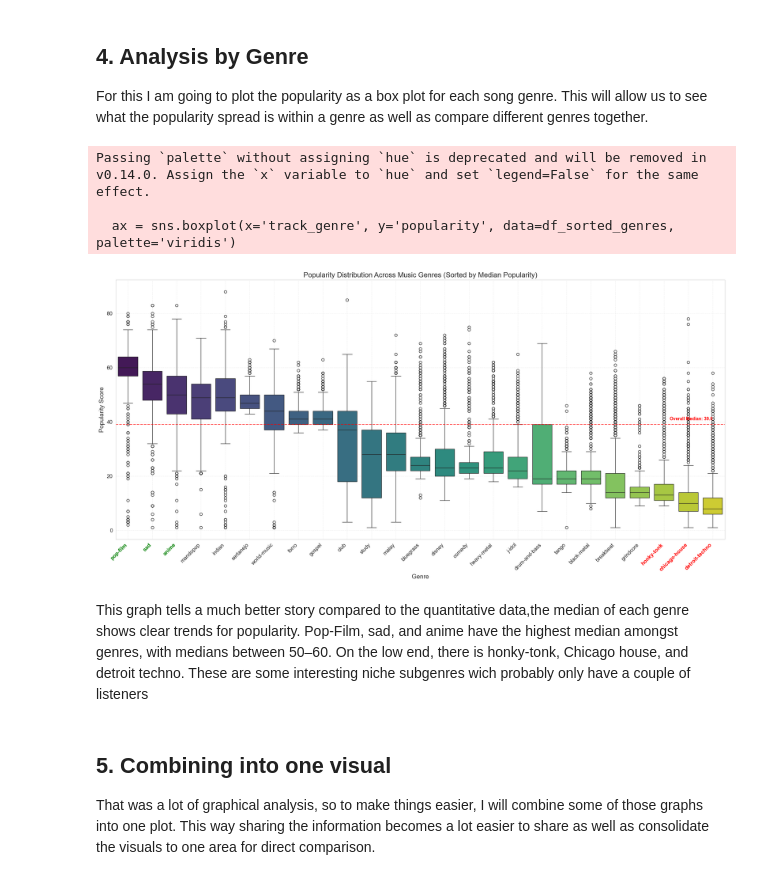
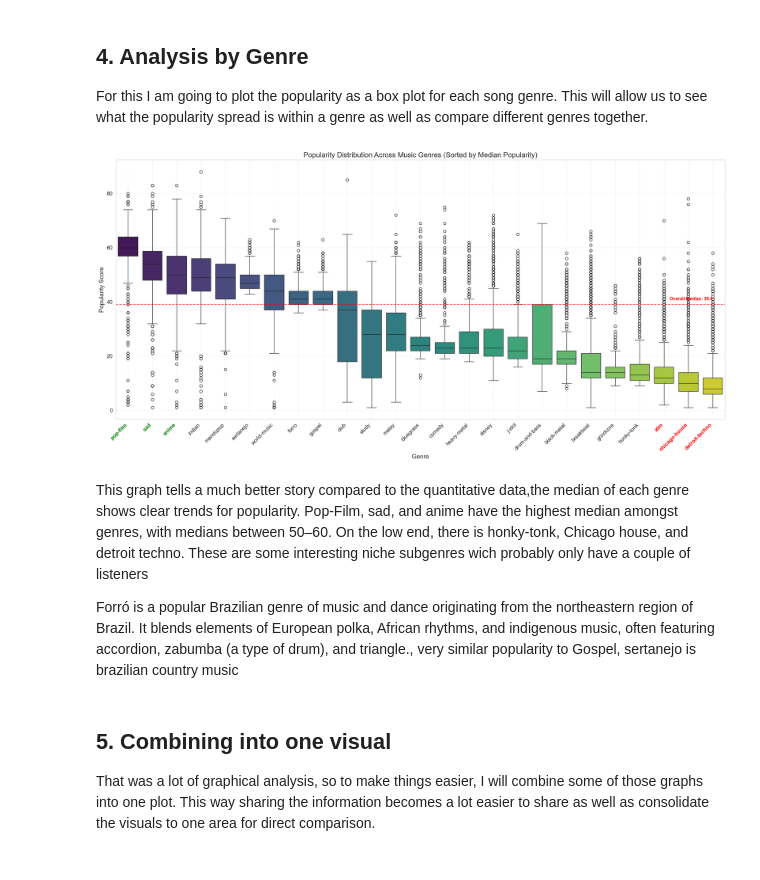
Before and after one commit to Coopsims/graduate-Classes, a Jupyter notebook: Spring 2025/Data Vis/Project 1/music_data_analysis.ipynb, the cells around one changed output. Cells and saved outputs as stored; diff of their text form; code cells hidden in the pictures.

```diff
--- a/Spring 2025/Data Vis/Project 1/music_data_analysis.ipynb
+++ b/Spring 2025/Data Vis/Project 1/music_data_analysis.ipynb
@@ -372,44 +374,43 @@ df_sorted_genres = df[df['track_genre'].isin(sorted_genres)].copy()
 df_sorted_genres['track_genre'] = pd.Categorical(df_sorted_genres['track_genre'], categories=sorted_genres, ordered=True)
 
 # Create the boxplot with sorted genres
-ax = sns.boxplot(x='track_genre', y='popularity', data=df_sorted_genres, palette='viridis')
+ax = sns.boxplot(x='track_genre', y='popularity', data=df_sorted_genres, palette='viridis', hue = 'track_genre', legend=False)
 ax.set_title('Popularity Distribution Across Music Genres (Sorted by Median Popularity)', fontsize=16)
 ax.set_xlabel('Genre', fontsize=14)
 ax.set_ylabel('Popularity Score', fontsize=14)
 plt.xticks(rotation=45, ha='right')
 plt.grid(True, linestyle='--', alpha=0.3)
 
 # Add a horizontal line for the overall median popularity
 overall_median = df['popularity'].median()
 plt.axhline(y=overall_median, color='red', linestyle='--', alpha=0.7)
 plt.text(len(sorted_genres)-1, overall_median + 2, f'Overall Median: {overall_median:.1f}',
          ha='right', va='center', fontsize=10, color='red', fontweight='bold')
 
 # Highlight the top 3 and bottom 3 genres by median popularity
 top3_genres = sorted_genres[:3]
 bottom3_genres = sorted_genres[-3:]
 
 # Add annotations for top 3 genres
 for i, genre in enumerate(top3_genres):
     idx = sorted_genres.index(genre)
     ax.get_xticklabels()[idx].set_color('green')
     ax.get_xticklabels()[idx].set_fontweight('bold')
 
 # Add annotations for bottom 3 genres
 for i, genre in enumerate(bottom3_genres):
     idx = sorted_genres.index(genre)
     ax.get_xticklabels()[idx].set_color('red')
     ax.get_xticklabels()[idx].set_fontweight('bold')
 
 plt.tight_layout()
 plt.show()
 # %% [output]
-Passing `palette` without assigning `hue` is deprecated and will be removed in v0.14.0. Assign the `x` variable to `hue` and set `legend=False` for the same effect.
-
-  ax = sns.boxplot(x='track_genre', y='popularity', data=df_sorted_genres, palette='viridis')
-[figure, old version]
+[figure, new version]
 # %% [markdown]
 This graph tells a much better story compared to the quantitative data,the median of each genre shows clear trends for popularity. Pop-Film, sad, and anime have the highest median amongst genres, with medians between 50–60. On the low end, there is honky-tonk, Chicago house, and detroit techno. These are some interesting niche subgenres wich probably only have a couple of listeners
+
+Forró is a popular Brazilian genre of music and dance originating from the northeastern region of Brazil. It blends elements of European polka, African rhythms, and indigenous music, often featuring accordion, zabumba (a type of drum), and triangle., very similar popularity to Gospel, sertanejo is brazilian country music
 # %% [markdown]
 ## 5. Combining into one visual
 
```
Also changed, not shown: parts of 2 cells of this notebook, 4 other files.
